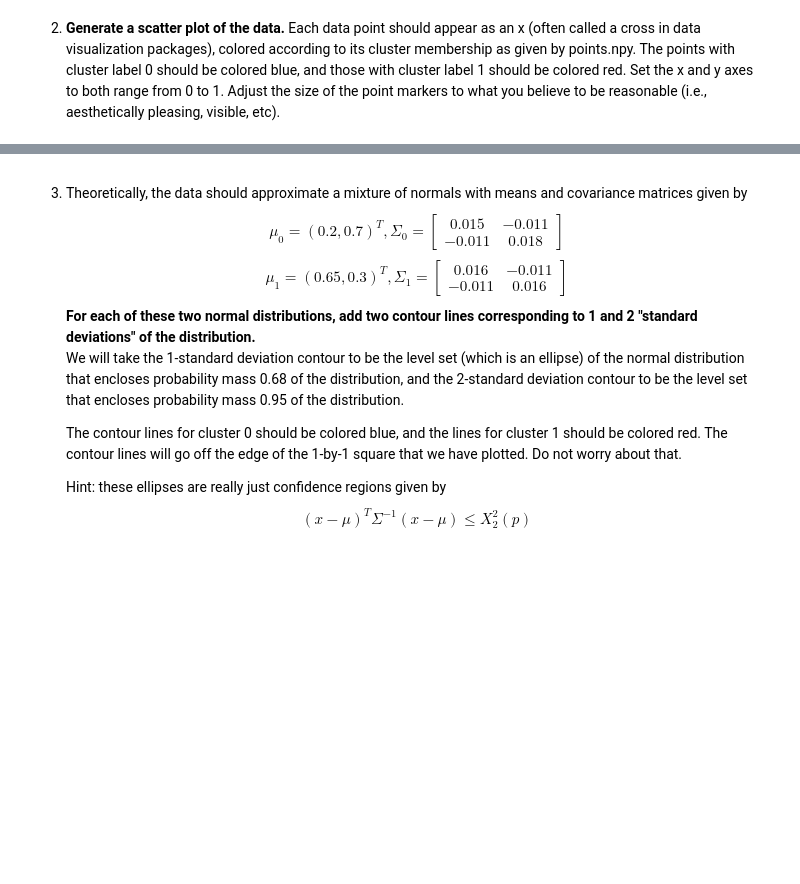
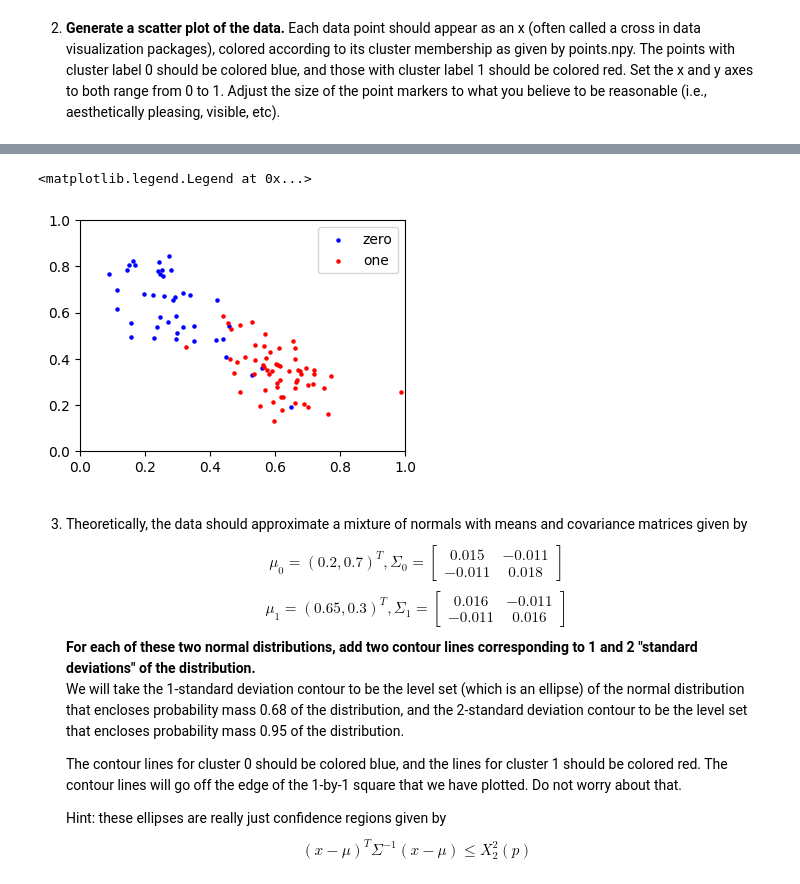
Before and after one commit to kuanyi0226/2024-fall-Introduction_to_data_science, a Jupyter notebook: hw1/hw1_mixture_of_normals.ipynb, the cells around one changed output, grey strips where cells are left out. Cells and saved outputs as stored; diff of their text form; code cells hidden in the pictures; blank space fills up the shorter version.

```diff
--- a/hw1/hw1_mixture_of_normals.ipynb
+++ b/hw1/hw1_mixture_of_normals.ipynb
@@ -16,3 +16,12 @@ The whole reason that we use plotting software is to visualize the data that we
 1.  **Read the two files into numpy.** Please include both ``labels.npy`` and ``points.dlm`` in your homework submission.
     The former of these should yield a numpy array of 0s and 1s, and the latter should yield a 100-by-2 numpy array, in which each row corresponds to a 2-dimensional point.
     The i-th entry of the array in labels.npy corresponds to the cluster membership label of the i-th row of the matrix stored in points.dlm.
+# %%
+# include labels.npy
+labels = np.load('labels.npy')
+# include points.dlm
+points = np.loadtxt('points.dlm')
+
+print(labels) #len(labels) == 100
+#print(points)
+print(f"shape of points: {points.shape}")
@@ -26,3 +37,23 @@ The whole reason that we use plotting software is to visualize the data that we
+# %%
+# subsetting data to cluster 0 and 1
+# Generate a scatter plot and adjust its size
+plt.figure(figsize=(4.2, 3))
+
+# Plot points with label 0 (blue) and label 1 (red)
+# s: maker size
+plt.scatter(points[labels == 0, 0], points[labels == 0, 1], c='blue', label='zero', marker='o', s=5)
+plt.scatter(points[labels == 1, 0], points[labels == 1, 1], c='red', label='one', marker='o', s=5)
+
+# Set axis limits from 0 to 1
+plt.xlim(0, 1)
+plt.ylim(0, 1)
+
+
+# Add a legend
+plt.legend()
+# %% [output]
+<matplotlib.legend.Legend at 0x...>
+[figure, added]
 # %% [markdown]
 3. Theoretically, the data should approximate a mixture of normals with means and covariance matrices given by
 $$ \mu_{0} = (0.2, 0.7)^{T}, \Sigma_{0} = \begin{bmatrix}0.015 & -0.011 \\ -0.011 & 0.018\end{bmatrix} $$
```
Also changed, not shown: parts of 10 cells of this notebook.
